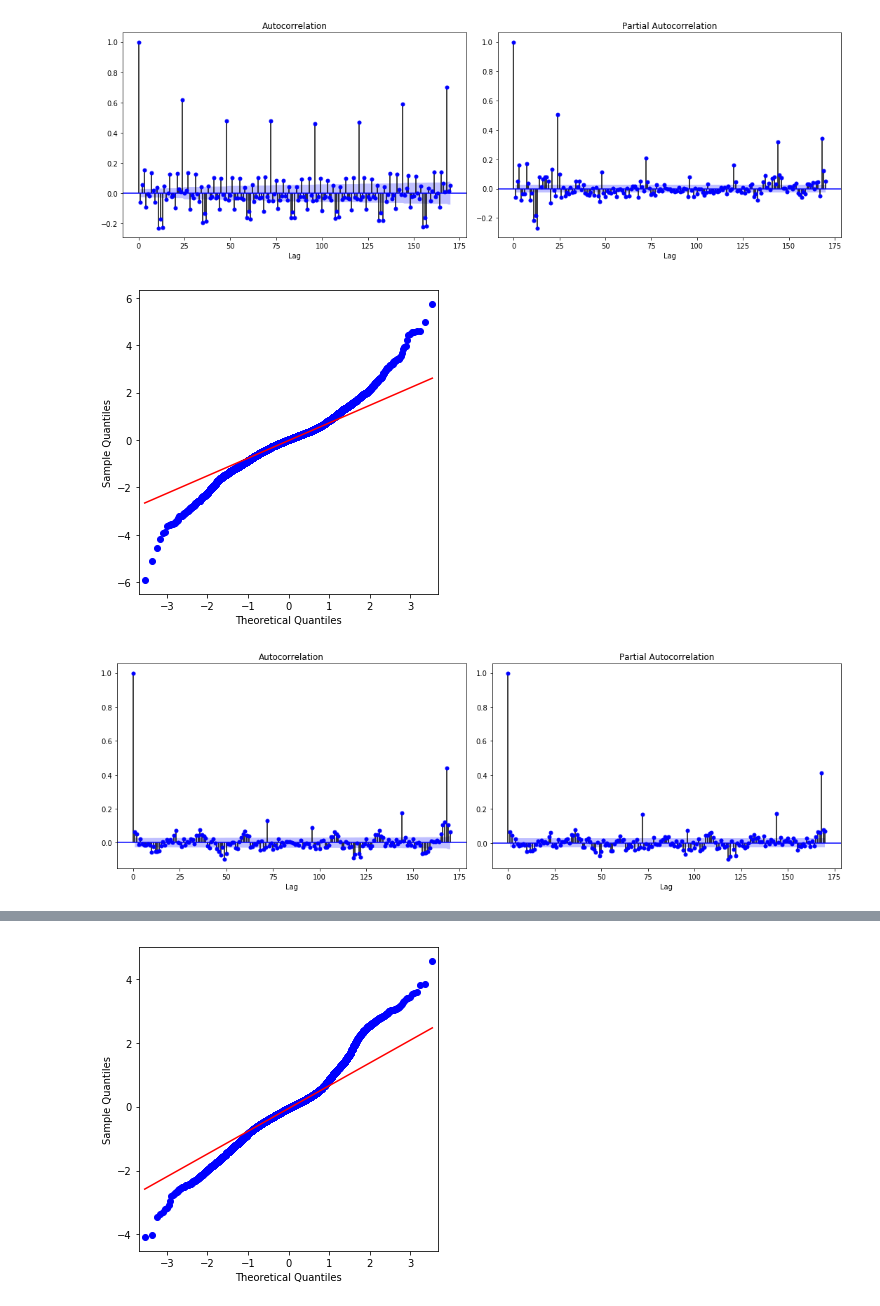
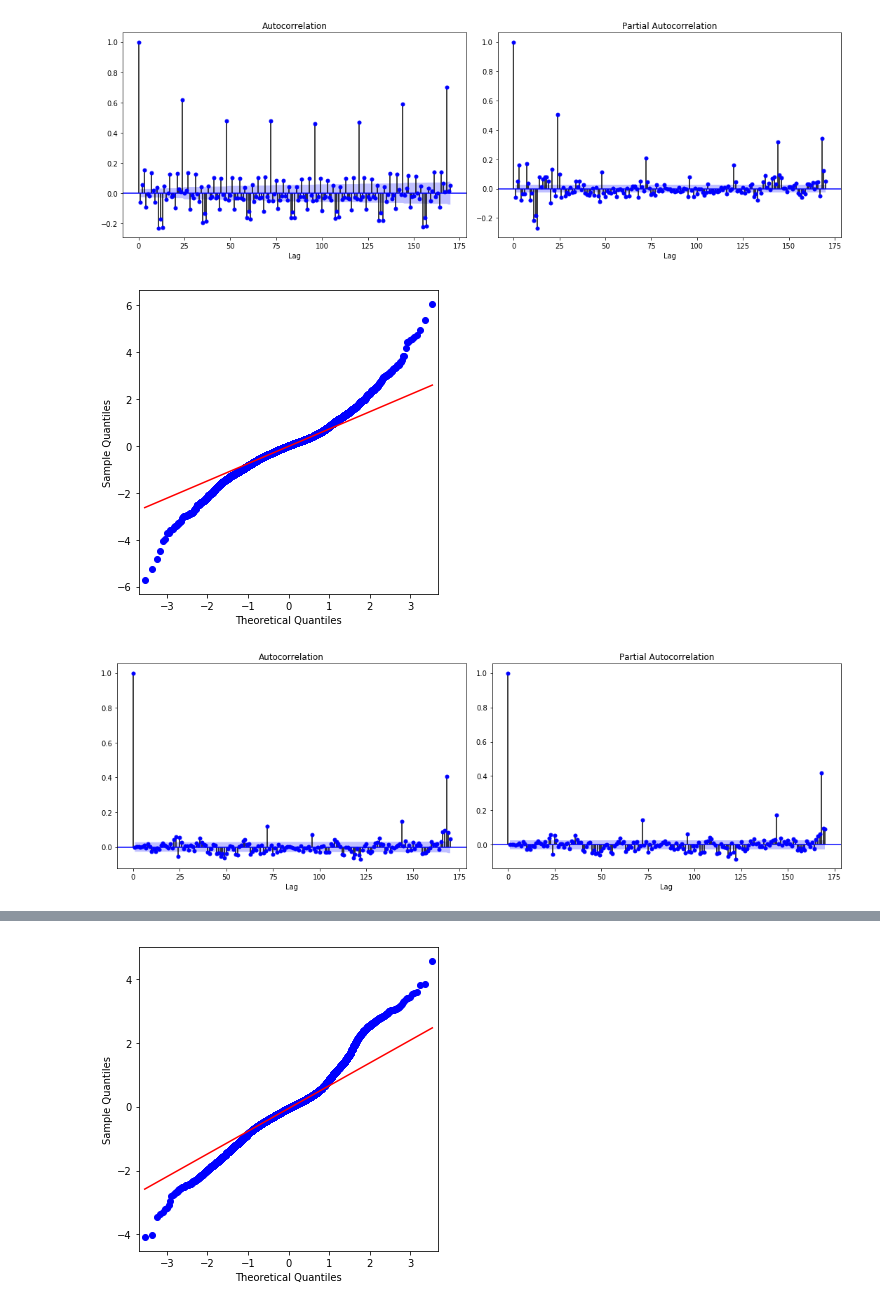
Before and after one commit to joelmfonseca/COM-503, a Jupyter notebook: hw4/hw4.ipynb, the cells around one changed output, grey strips where cells are left out. Cells and saved outputs as stored; diff of their text form; code cells hidden in the pictures.

```diff
--- a/hw4/hw4.ipynb
+++ b/hw4/hw4.ipynb
@@ -370,11 +366,11 @@ plot_acf_pacf(arma20_resid, 'acf_pacf_arma20')
 # %% [output]
 [figure]
 # %%
-arma24_model = ARMA(train, (25,0))
-arma24_model_res = arma24_model.fit()
+arma30_model = ARMA(train, (30,0))
+arma30_model_res = arma30_model.fit()
 # %%
-plot_qqplot(arma24_model_res.resid, 'qqplot_arma25')
-plot_acf_pacf(arma24_model_res.resid, 'acf_pacf_arma25')
+plot_qqplot(arma30_model_res.resid, 'qqplot_arma30')
+plot_acf_pacf(arma30_model_res.resid, 'acf_pacf_arma30')
 # %% [output]
-[figure, old version]
+[figure, new version]
-[figure, old version]
+[figure, new version]
```
Also changed, not shown: parts of 23 cells of this notebook, 13 other files.
